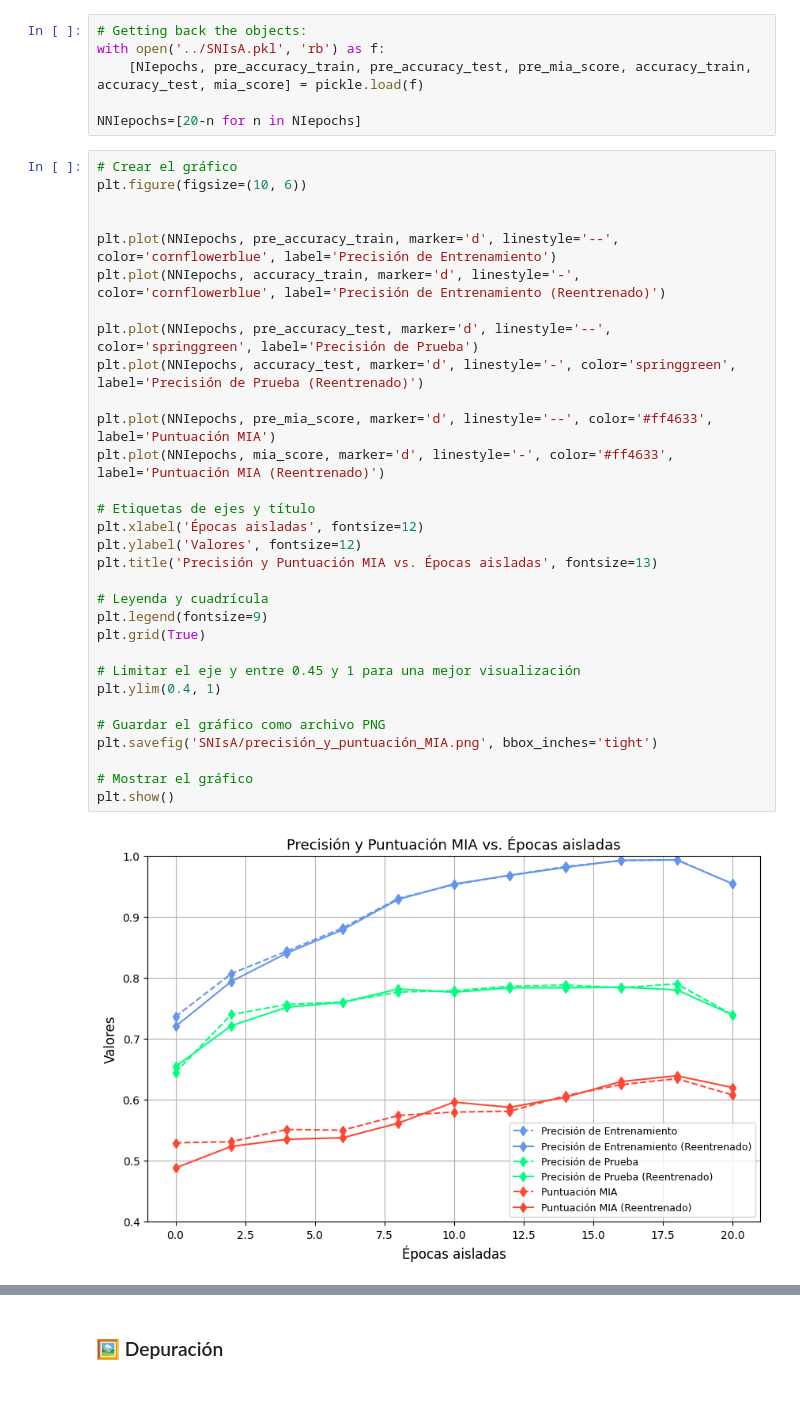
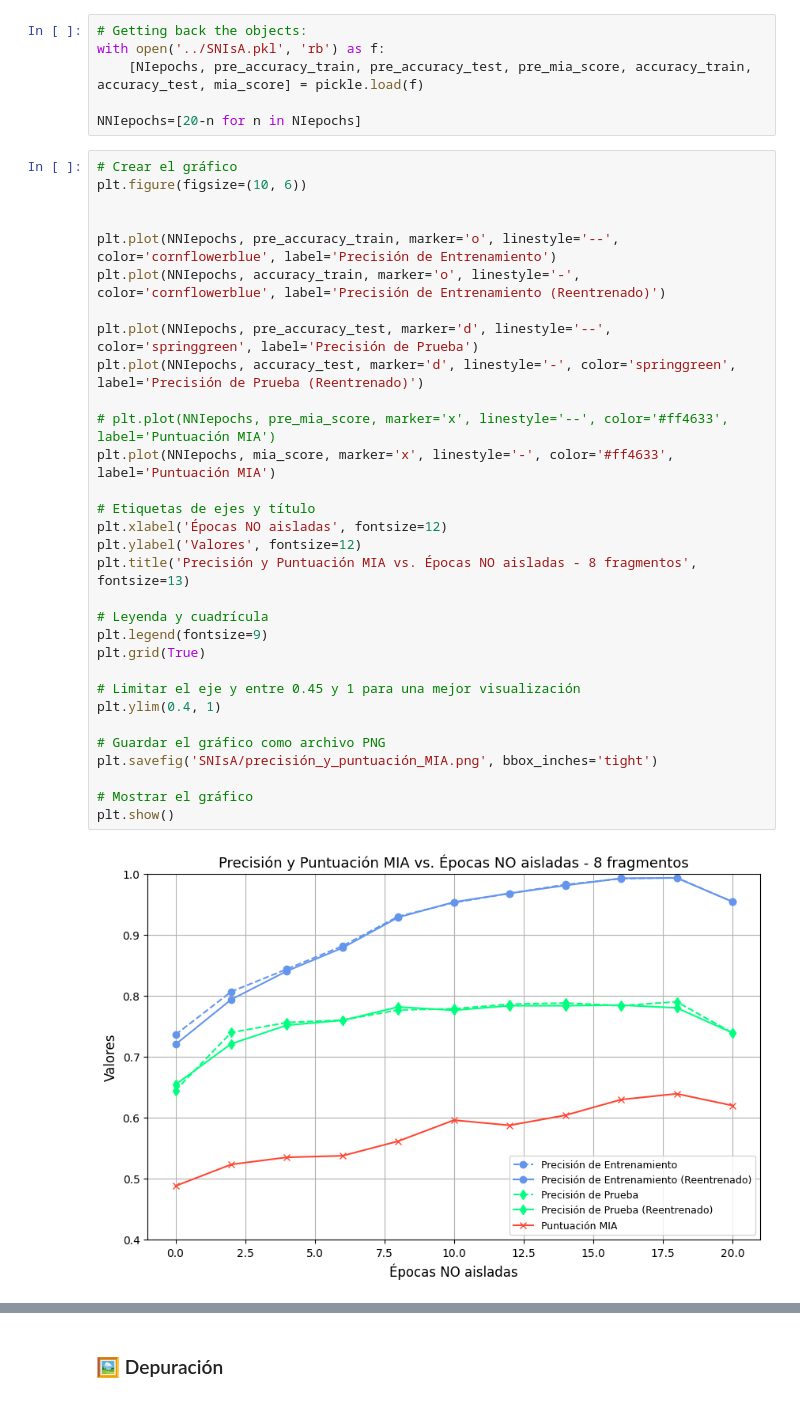
Before and after one commit to roman1618/Machine-Unlearning-with-DNNs, a Jupyter notebook: figures/figures.ipynb, the cells around one changed output, grey strips where cells are left out. Saved outputs shown, nothing was run; the diff lists cells and outputs as text.

```diff
--- a/figures/figures.ipynb
+++ b/figures/figures.ipynb
@@ -266,33 +284,33 @@ NNIepochs=[20-n for n in NIepochs]
 # %%
 # Crear el gráfico
 plt.figure(figsize=(10, 6))
 
 
-plt.plot(NNIepochs, pre_accuracy_train, marker='d', linestyle='--', color='cornflowerblue', label='Precisión de Entrenamiento')
-plt.plot(NNIepochs, accuracy_train, marker='d', linestyle='-', color='cornflowerblue', label='Precisión de Entrenamiento (Reentrenado)')
+plt.plot(NNIepochs, pre_accuracy_train, marker='o', linestyle='--', color='cornflowerblue', label='Precisión de Entrenamiento')
+plt.plot(NNIepochs, accuracy_train, marker='o', linestyle='-', color='cornflowerblue', label='Precisión de Entrenamiento (Reentrenado)')
 
 plt.plot(NNIepochs, pre_accuracy_test, marker='d', linestyle='--', color='springgreen', label='Precisión de Prueba')
 plt.plot(NNIepochs, accuracy_test, marker='d', linestyle='-', color='springgreen', label='Precisión de Prueba (Reentrenado)')
 
-plt.plot(NNIepochs, pre_mia_score, marker='d', linestyle='--', color='#ff4633', label='Puntuación MIA')
-plt.plot(NNIepochs, mia_score, marker='d', linestyle='-', color='#ff4633', label='Puntuación MIA (Reentrenado)')
+# plt.plot(NNIepochs, pre_mia_score, marker='x', linestyle='--', color='#ff4633', label='Puntuación MIA')
+plt.plot(NNIepochs, mia_score, marker='x', linestyle='-', color='#ff4633', label='Puntuación MIA')
 
 # Etiquetas de ejes y título
-plt.xlabel('Épocas aisladas', fontsize=12)
+plt.xlabel('Épocas NO aisladas', fontsize=12)
 plt.ylabel('Valores', fontsize=12)
-plt.title('Precisión y Puntuación MIA vs. Épocas aisladas', fontsize=13)
+plt.title('Precisión y Puntuación MIA vs. Épocas NO aisladas - 8 fragmentos', fontsize=13)
 
 # Leyenda y cuadrícula
 plt.legend(fontsize=9)
 plt.grid(True)
 
 # Limitar el eje y entre 0.45 y 1 para una mejor visualización
 plt.ylim(0.4, 1)
 
 # Guardar el gráfico como archivo PNG
 plt.savefig('SNIsA/precisión_y_puntuación_MIA.png', bbox_inches='tight')
 
 # Mostrar el gráfico
 plt.show()
 # %% [output]
-[figure, old version]
+[figure, new version]
```
Also changed, not shown: parts of 14 cells of this notebook, 3 other files.
